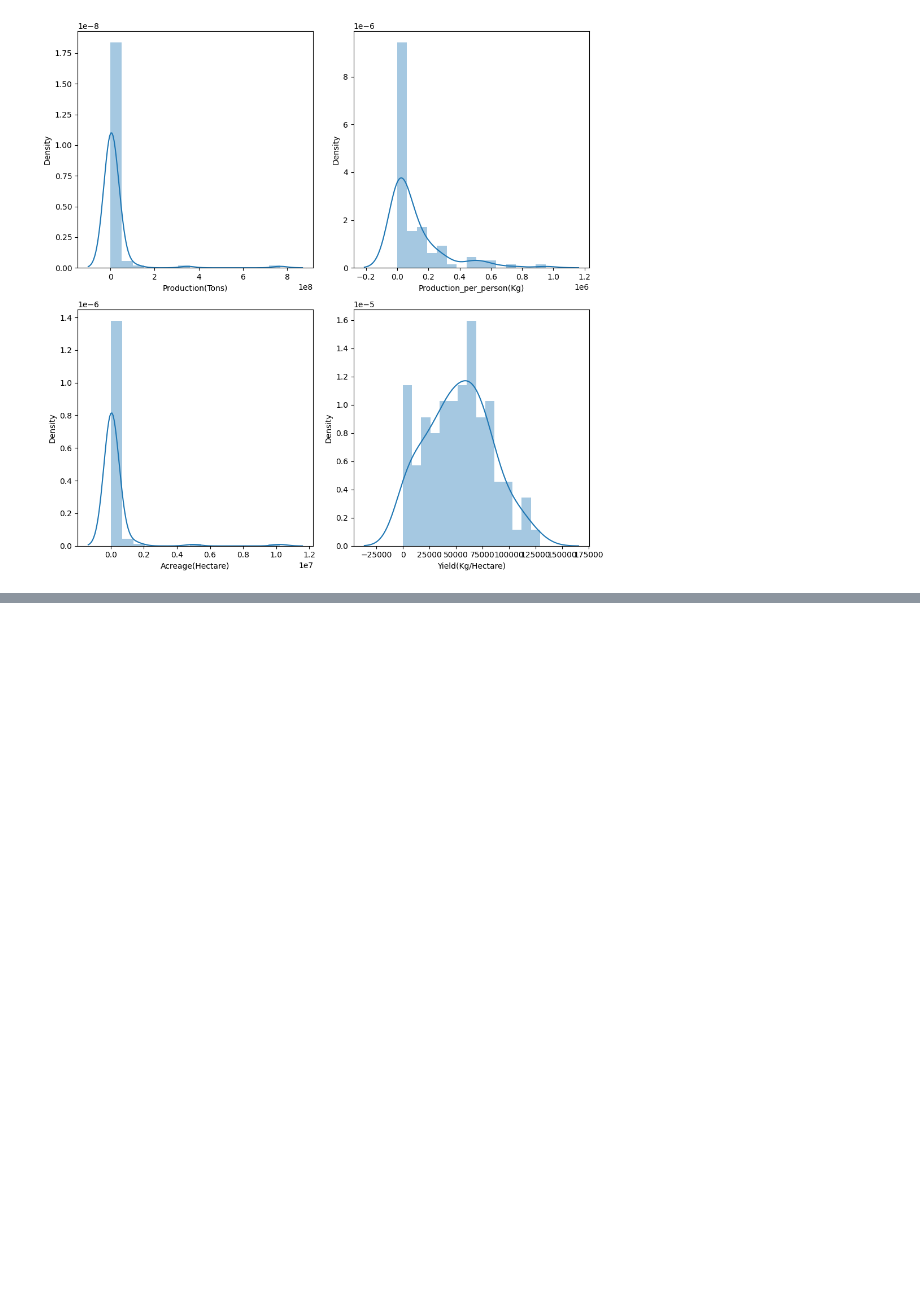
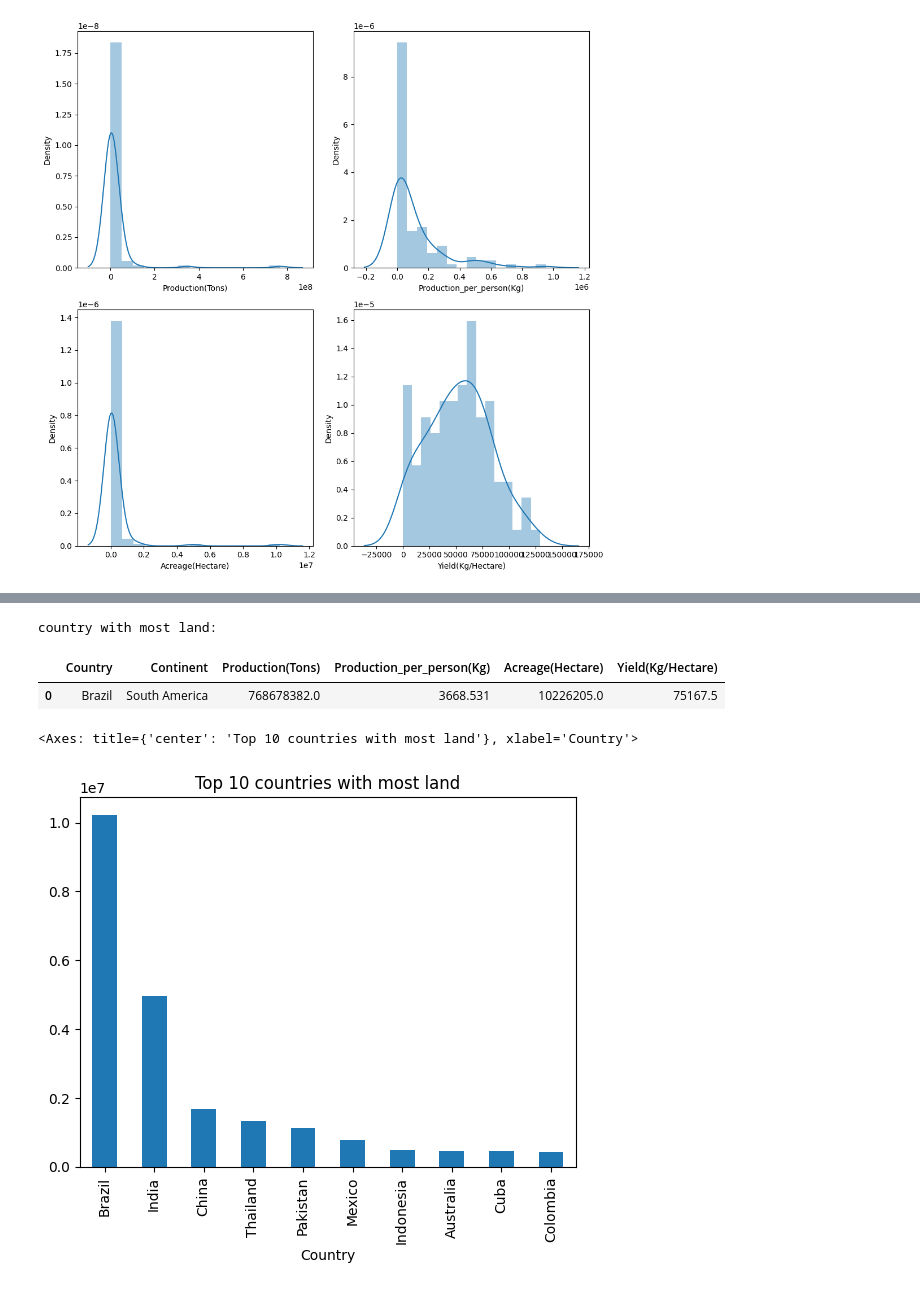
Before and after one commit to rishikeshpaulcode/sugarcane_eda, a Jupyter notebook: sugarcane-eda.ipynb, the cells around one changed output, grey strips where cells are left out. Cells and saved outputs as stored; diff of their text form; code cells hidden in the pictures; blank space fills up the shorter version.

```diff
--- a/sugarcane-eda.ipynb
+++ b/sugarcane-eda.ipynb
@@ -229,0 +325,13 @@ https://gist.github.com/mwaskom/de44147ed2974457ad6372750bbe5751
+# %%
+print('country with most land:')
+df[df['Acreage(Hectare)'] == df['Acreage(Hectare)'].max()]
+# %% [output]
+country with most land:
+|  | Country | Continent | Production(Tons) | Production_per_person(Kg) | Acreage(Hectare) | Yield(Kg/Hectare) |
+| 0 | Brazil | South America | 768678382.0 | 3668.531 | 10226205.0 | 75167.5 |
+# %%
+df_acr = df.sort_values(by='Acreage(Hectare)', ascending=False).set_index('Country')
+df_acr.head(10)['Acreage(Hectare)'].plot(kind='bar', title='Top 10 countries with most land')
+# %% [output]
+<Axes: title={'center': 'Top 10 countries with most land'}, xlabel='Country'>
+[figure, added]
```
Also changed, not shown: parts of 13 cells of this notebook.
